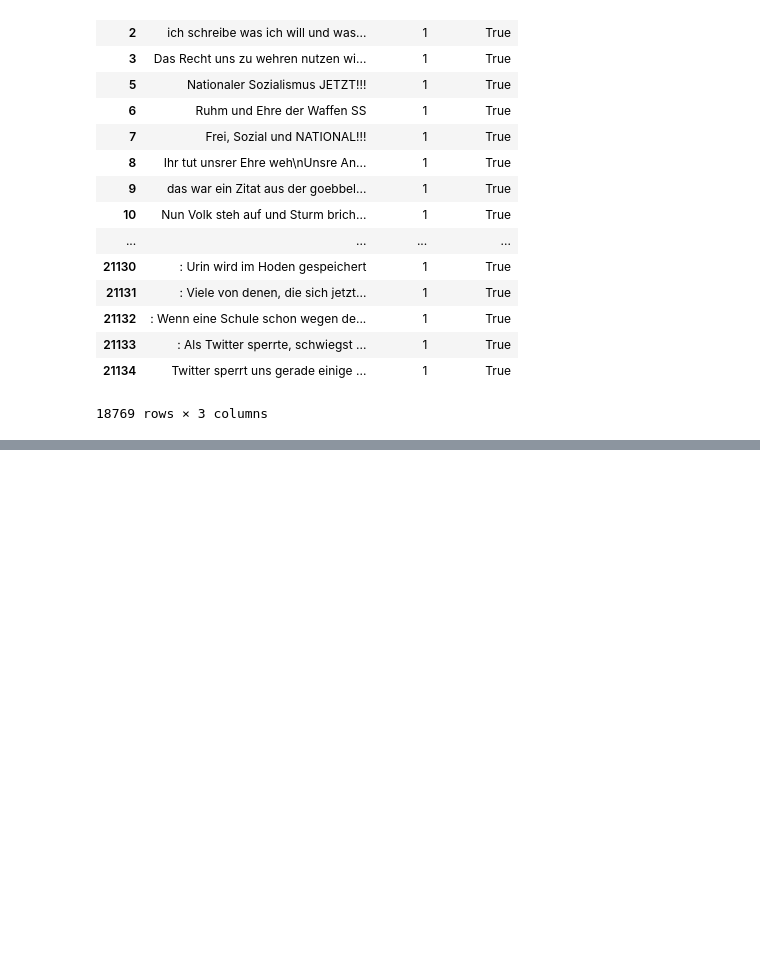
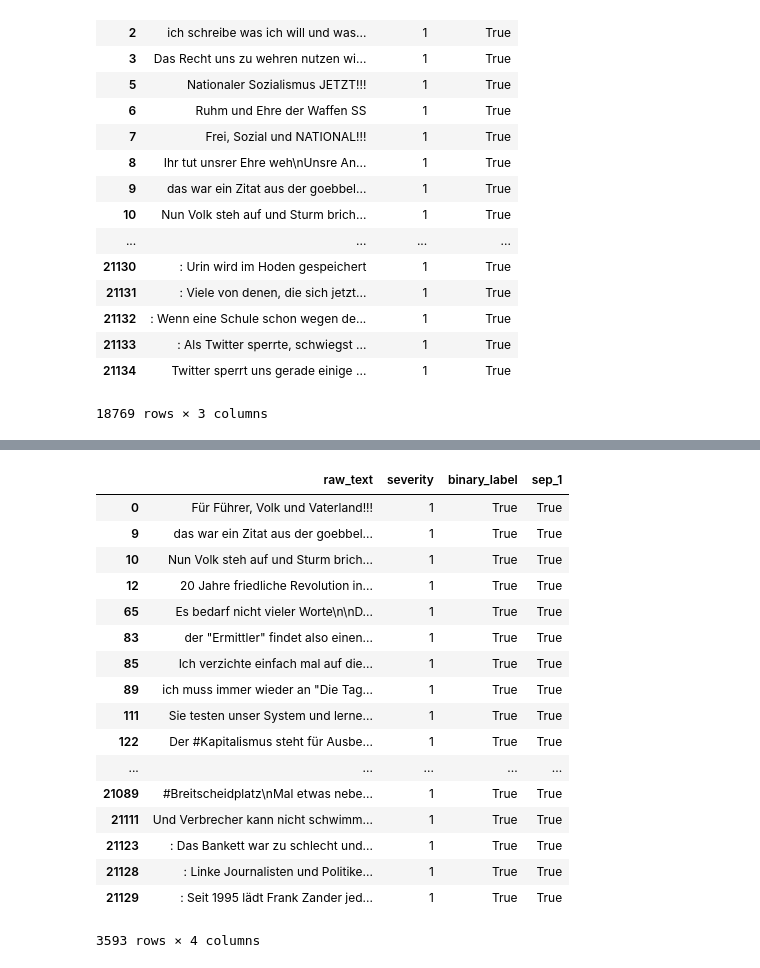
Before and after one commit to pscllbssr/hatespeech-ml, a Jupyter notebook: 1_Data_Cleaning/Polly_corpus/cleanup.ipynb, the cells around one changed output, grey strips where cells are left out. Drawn from its saved outputs; the diff is of its cells as text; code cells hidden in the pictures; blank space fills up the shorter version.

```diff
--- a/1_Data_Cleaning/Polly_corpus/cleanup.ipynb
+++ b/1_Data_Cleaning/Polly_corpus/cleanup.ipynb
@@ -134,0 +232,3 @@ df.to_excel('../../2_Feature_Engineering/data/polly_hatespeech.xlsx', index=Fals
+# %%
+df['sep_1'] = df['raw_text'].apply(lambda x: any(test in x.lower() for test in "fugees|land|asylanten|volk|pack|politiker|flüchtling|raus".split('|')))
+df.head()
@@ -134,0 +242,21 @@ df.to_excel('../../2_Feature_Engineering/data/polly_hatespeech.xlsx', index=Fals
+# %%
+df[df['sep_1'] == True]
+# %% [output]
+|  | raw_text | severity | binary_label | sep_1 |
+| 0 | Für Führer, Volk und Vaterland!!! | 1 | True | True |
+| 9 | das war ein Zitat aus der goebbel... | 1 | True | True |
+| 10 | Nun Volk steh auf und Sturm brich... | 1 | True | True |
+| 12 | 20 Jahre friedliche Revolution in... | 1 | True | True |
+| 65 | Es bedarf nicht vieler Worte\n\nD... | 1 | True | True |
+| 83 | der "Ermittler" findet also einen... | 1 | True | True |
+| 85 | Ich verzichte einfach mal auf die... | 1 | True | True |
+| 89 | ich muss immer wieder an "Die Tag... | 1 | True | True |
+| 111 | Sie testen unser System und lerne... | 1 | True | True |
+| 122 | Der #Kapitalismus steht für Ausbe... | 1 | True | True |
+| ... | ... | ... | ... | ... |
+| 21089 | #Breitscheidplatz\nMal etwas nebe... | 1 | True | True |
+| 21111 | Und Verbrecher kann nicht schwimm... | 1 | True | True |
+| 21123 | : Das Bankett war zu schlecht und... | 1 | True | True |
+| 21128 | : Linke Journalisten und Politike... | 1 | True | True |
+| 21129 | : Seit 1995 lädt Frank Zander jed... | 1 | True | True |
+3593 rows × 4 columns
```
Also changed, not shown: parts of 12 cells of this notebook.
